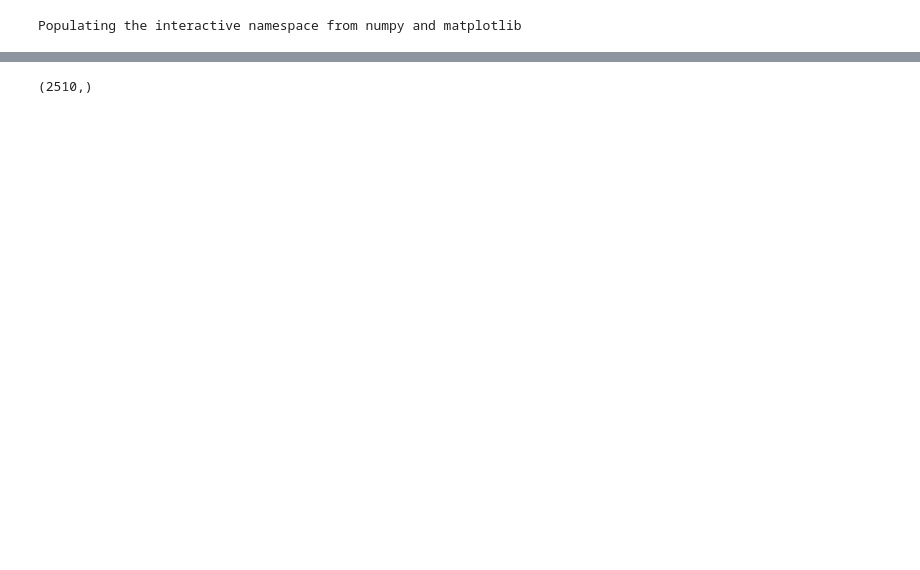
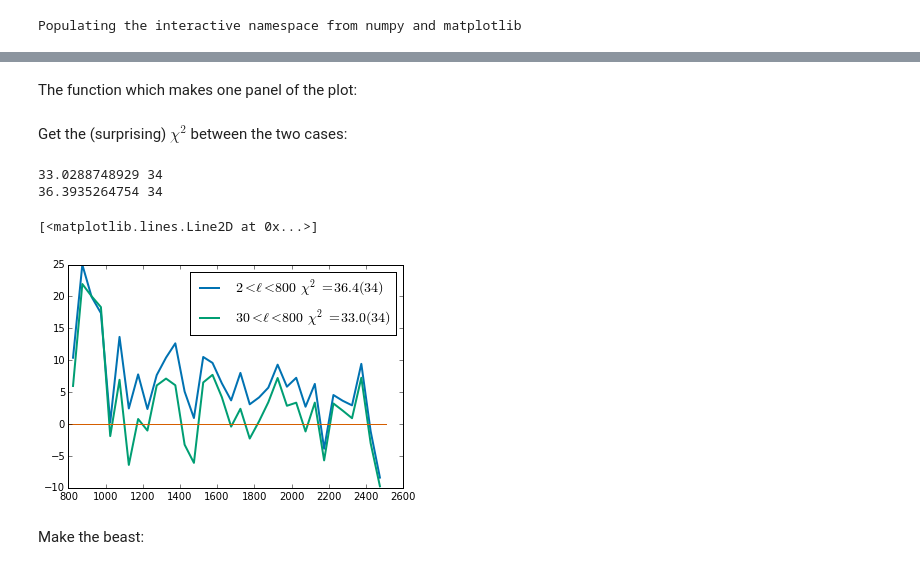
Before and after one commit to marius311/lsplitsims, a Jupyter notebook: lsplit_plots.ipynb, the cells around one changed output, grey strips where cells are left out. Saved outputs shown, nothing was run; the diff lists cells and outputs as text; code cells hidden in the pictures; blank space fills up the shorter version.

```diff
--- a/lsplit_plots.ipynb
+++ b/lsplit_plots.ipynb
@@ -252,5 +312,3 @@ color_map = [
             ]
-# %%
-fid.shape
-# %% [output]
-(2510,)
+# %% [markdown]
+The function which makes one panel of the plot:
@@ -257,3 +417,32 @@ fid.shape
+# %%
+lims=array([2,30]+range(100,2500,50)+[2500])
+# lims=array([2,30]+range(100,850,50)+[2500])
+# lims=array([2,30]+range(100,850,50)+[1000,2500])
+bin=M.get_bin_func('q',q=M.lims_to_q(zip(lims,lims[1:]-1)))
+# %% [markdown]
+Get the (surprising) $\chi^2$ between the two cases:
+# %%
+bslice=bin(slice(800,2500))
+dx=bin(pkcl-r[30,800]['clTT'][:2509]*todl)[bslice]
+print dot(dx,dot(inv(bin(pkcv)[bslice,bslice]),dx)), dx.size
+plot(bin(arange(2509))[bslice],dx,lw=2)
+
+bslice=bin(slice(800,2500))
+dx=bin(pkcl-r[2,800]['clTT'][:2509]*todl)[bslice]
+print dot(dx,dot(inv(bin(pkcv)[bslice,bslice]),dx)), dx.size
+plot(bin(arange(2509))[bslice],dx,lw=2)
+
+legend([r'$2<\ell<800\,\chi^2=36.4(34)$',
+        r'$30<\ell<800\,\chi^2=33.0(34)$'],fontsize=14)
+
+plot([800,2509],[0]*2)
+# %% [output]
+33.0288748929 34
+36.3935264754 34
+[<matplotlib.lines.Line2D at 0x...>]
+[figure, added]
+# %% [markdown]
+Make the beast:
 # %%
 fig=figure()
 fig.set_size_inches(2*6,5*6/2.4)
```
Also changed, not shown: parts of 33 cells of this notebook, 4 other files.
